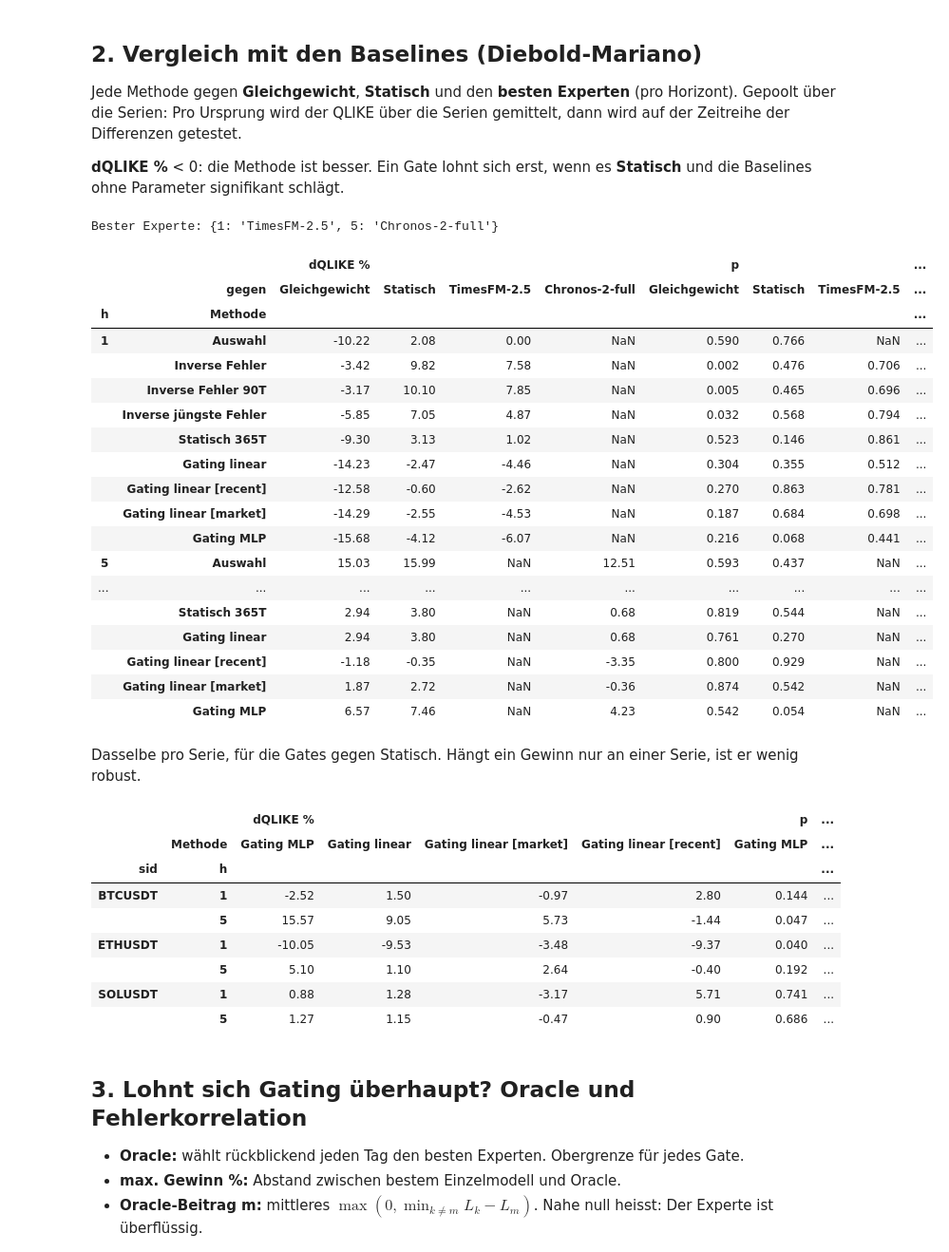
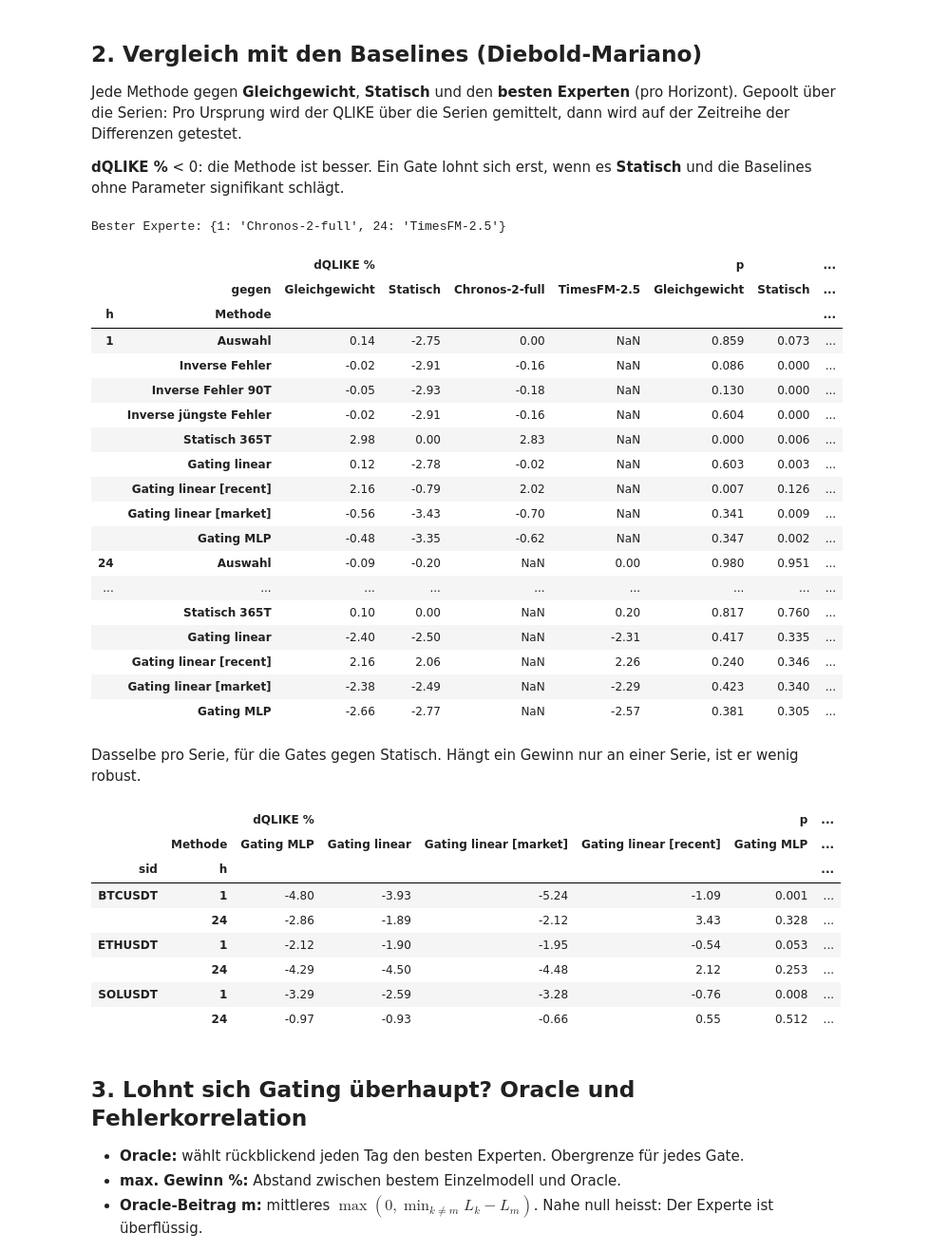
Before and after one commit to ihringerlinus/Learning_to_Forecast_Time-Series_with_Multiple_Experts, a Jupyter notebook: src/05_evaluation.ipynb, the cells around one changed output. Shown at 95% size. Cells and saved outputs as stored; diff of their text form; code cells hidden in the pictures.

Commit message:
Update experts and common configurations; adjust horizons, history, and tuning parameters

```diff
--- a/src/05_evaluation.ipynb
+++ b/src/05_evaluation.ipynb
@@ -145,56 +145,56 @@ def dm_test(d, h):
     d = np.asarray(d, float)
     d = d[np.isfinite(d)]
     T, u = len(d), d - d.mean()
-    lag = max(h - 1, 1)
+    lag = max(h - 1, 24)
     var = u @ u / T + 2 * sum((1 - k / (lag + 1)) * (u[k:] @ u[:-k]) / T for k in range(1, lag + 1))
     stat = d.mean() / np.sqrt(var / T)
     return stat, 2 * (1 - NormalDist().cdf(abs(stat)))
 
 
 def compare(methods, against, by_series=False):
     L = fc.pivot_table(index=["sid", "h", "origin"], columns="model", values="qlike")
     rows = []
     for key, g in (L.groupby(level=["sid", "h"]) if by_series else L.groupby(level="h")):
         h = key[1] if by_series else key
         if not by_series:
             g = g.groupby(level="origin").mean()
         for a in methods:
             for b in against(h) if callable(against) else against:
                 if a == b:
                     continue
                 stat, p = dm_test(g[a] - g[b], h)
                 rows.append({**({"sid": key[0]} if by_series else {}), "h": h, "Methode": a, "gegen": b,
                              "dQLIKE %": round(100 * (g[a].mean() - g[b].mean()) / g[b].mean(), 2),
                              "DM": round(stat, 2), "p": round(p, 3)})
     return pd.DataFrame(rows)
 
 
 best_expert = {int(h): summary.loc[h].loc[POOL, "QLIKE"].idxmin() for h in sorted(fc["h"].unique())}
 against = lambda h: [m for m in ["Gleichgewicht", "Statisch"] if m in METHODS] + [best_expert[h]]
 cmp = compare([m for m in METHODS if m not in ("Gleichgewicht", "Statisch")], against)
 print("Bester Experte:", best_expert)
 display(cmp.pivot_table(index=["h", "Methode"], columns="gegen", values=["dQLIKE %", "p"], sort=False))
 # %% [output]
-Bester Experte: {1: 'TimesFM-2.5', 5: 'Chronos-2-full'}
+Bester Experte: {1: 'Chronos-2-full', 24: 'TimesFM-2.5'}
-|  |  | dQLIKE % |  |  |  | p |  |  | ... |
-|  | gegen | Gleichgewicht | Statisch | TimesFM-2.5 | Chronos-2-full | Gleichgewicht | Statisch | TimesFM-2.5 | ... |
-| h | Methode |  |  |  |  |  |  |  | ... |
-| 1 | Auswahl | -10.22 | 2.08 | 0.00 | NaN | 0.590 | 0.766 | NaN | ... |
-|  | Inverse Fehler | -3.42 | 9.82 | 7.58 | NaN | 0.002 | 0.476 | 0.706 | ... |
-|  | Inverse Fehler 90T | -3.17 | 10.10 | 7.85 | NaN | 0.005 | 0.465 | 0.696 | ... |
-|  | Inverse jüngste Fehler | -5.85 | 7.05 | 4.87 | NaN | 0.032 | 0.568 | 0.794 | ... |
-|  | Statisch 365T | -9.30 | 3.13 | 1.02 | NaN | 0.523 | 0.146 | 0.861 | ... |
-|  | Gating linear | -14.23 | -2.47 | -4.46 | NaN | 0.304 | 0.355 | 0.512 | ... |
-|  | Gating linear [recent] | -12.58 | -0.60 | -2.62 | NaN | 0.270 | 0.863 | 0.781 | ... |
-|  | Gating linear [market] | -14.29 | -2.55 | -4.53 | NaN | 0.187 | 0.684 | 0.698 | ... |
-|  | Gating MLP | -15.68 | -4.12 | -6.07 | NaN | 0.216 | 0.068 | 0.441 | ... |
-| 5 | Auswahl | 15.03 | 15.99 | NaN | 12.51 | 0.593 | 0.437 | NaN | ... |
-| ... | ... | ... | ... | ... | ... | ... | ... | ... | ... |
-|  | Statisch 365T | 2.94 | 3.80 | NaN | 0.68 | 0.819 | 0.544 | NaN | ... |
-|  | Gating linear | 2.94 | 3.80 | NaN | 0.68 | 0.761 | 0.270 | NaN | ... |
-|  | Gating linear [recent] | -1.18 | -0.35 | NaN | -3.35 | 0.800 | 0.929 | NaN | ... |
-|  | Gating linear [market] | 1.87 | 2.72 | NaN | -0.36 | 0.874 | 0.542 | NaN | ... |
-|  | Gating MLP | 6.57 | 7.46 | NaN | 4.23 | 0.542 | 0.054 | NaN | ... |
+|  |  | dQLIKE % |  |  |  | p |  | ... |
+|  | gegen | Gleichgewicht | Statisch | Chronos-2-full | TimesFM-2.5 | Gleichgewicht | Statisch | ... |
+| h | Methode |  |  |  |  |  |  | ... |
+| 1 | Auswahl | 0.14 | -2.75 | 0.00 | NaN | 0.859 | 0.073 | ... |
+|  | Inverse Fehler | -0.02 | -2.91 | -0.16 | NaN | 0.086 | 0.000 | ... |
+|  | Inverse Fehler 90T | -0.05 | -2.93 | -0.18 | NaN | 0.130 | 0.000 | ... |
+|  | Inverse jüngste Fehler | -0.02 | -2.91 | -0.16 | NaN | 0.604 | 0.000 | ... |
+|  | Statisch 365T | 2.98 | 0.00 | 2.83 | NaN | 0.000 | 0.006 | ... |
+|  | Gating linear | 0.12 | -2.78 | -0.02 | NaN | 0.603 | 0.003 | ... |
+|  | Gating linear [recent] | 2.16 | -0.79 | 2.02 | NaN | 0.007 | 0.126 | ... |
+|  | Gating linear [market] | -0.56 | -3.43 | -0.70 | NaN | 0.341 | 0.009 | ... |
+|  | Gating MLP | -0.48 | -3.35 | -0.62 | NaN | 0.347 | 0.002 | ... |
+| 24 | Auswahl | -0.09 | -0.20 | NaN | 0.00 | 0.980 | 0.951 | ... |
+| ... | ... | ... | ... | ... | ... | ... | ... | ... |
+|  | Statisch 365T | 0.10 | 0.00 | NaN | 0.20 | 0.817 | 0.760 | ... |
+|  | Gating linear | -2.40 | -2.50 | NaN | -2.31 | 0.417 | 0.335 | ... |
+|  | Gating linear [recent] | 2.16 | 2.06 | NaN | 2.26 | 0.240 | 0.346 | ... |
+|  | Gating linear [market] | -2.38 | -2.49 | NaN | -2.29 | 0.423 | 0.340 | ... |
+|  | Gating MLP | -2.66 | -2.77 | NaN | -2.57 | 0.381 | 0.305 | ... |
 # %% [markdown]
 Dasselbe pro Serie, für die Gates gegen Statisch. Hängt ein Gewinn nur an einer Serie, ist er wenig robust.
 # %%
@@ -206,12 +206,12 @@ if "Statisch" in METHODS and gates:
 |  |  | dQLIKE % |  |  |  | p | ... |
 |  | Methode | Gating MLP | Gating linear | Gating linear [market] | Gating linear [recent] | Gating MLP | ... |
 | sid | h |  |  |  |  |  | ... |
-| BTCUSDT | 1 | -2.52 | 1.50 | -0.97 | 2.80 | 0.144 | ... |
-|  | 5 | 15.57 | 9.05 | 5.73 | -1.44 | 0.047 | ... |
-| ETHUSDT | 1 | -10.05 | -9.53 | -3.48 | -9.37 | 0.040 | ... |
-|  | 5 | 5.10 | 1.10 | 2.64 | -0.40 | 0.192 | ... |
-| SOLUSDT | 1 | 0.88 | 1.28 | -3.17 | 5.71 | 0.741 | ... |
-|  | 5 | 1.27 | 1.15 | -0.47 | 0.90 | 0.686 | ... |
+| BTCUSDT | 1 | -4.80 | -3.93 | -5.24 | -1.09 | 0.001 | ... |
+|  | 24 | -2.86 | -1.89 | -2.12 | 3.43 | 0.328 | ... |
+| ETHUSDT | 1 | -2.12 | -1.90 | -1.95 | -0.54 | 0.053 | ... |
+|  | 24 | -4.29 | -4.50 | -4.48 | 2.12 | 0.253 | ... |
+| SOLUSDT | 1 | -3.29 | -2.59 | -3.28 | -0.76 | 0.008 | ... |
+|  | 24 | -0.97 | -0.93 | -0.66 | 0.55 | 0.512 | ... |
 # %% [markdown]
 ## 3. Lohnt sich Gating überhaupt? Oracle und Fehlerkorrelation
 
```
Also changed, not shown: parts of 10 cells of this notebook, 17 other files.
